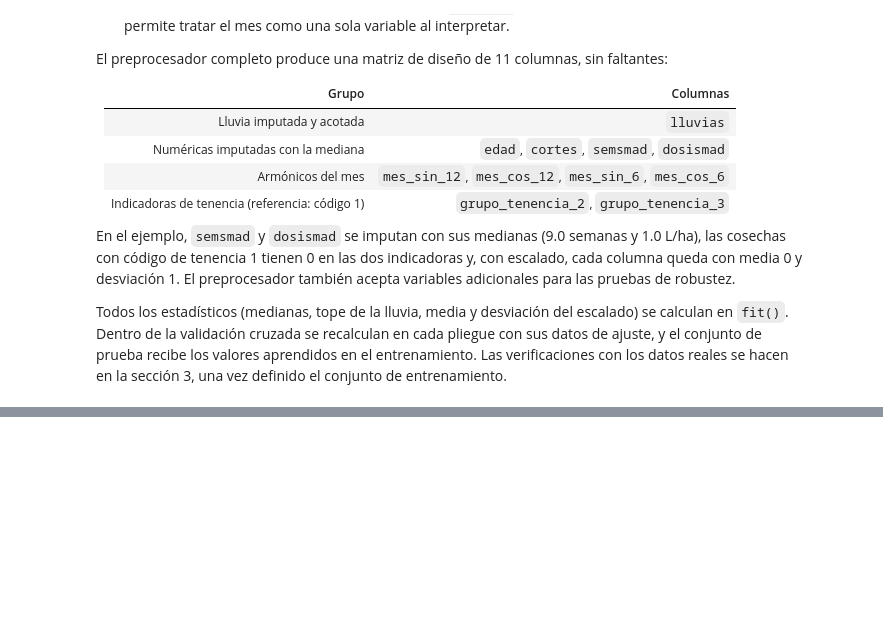
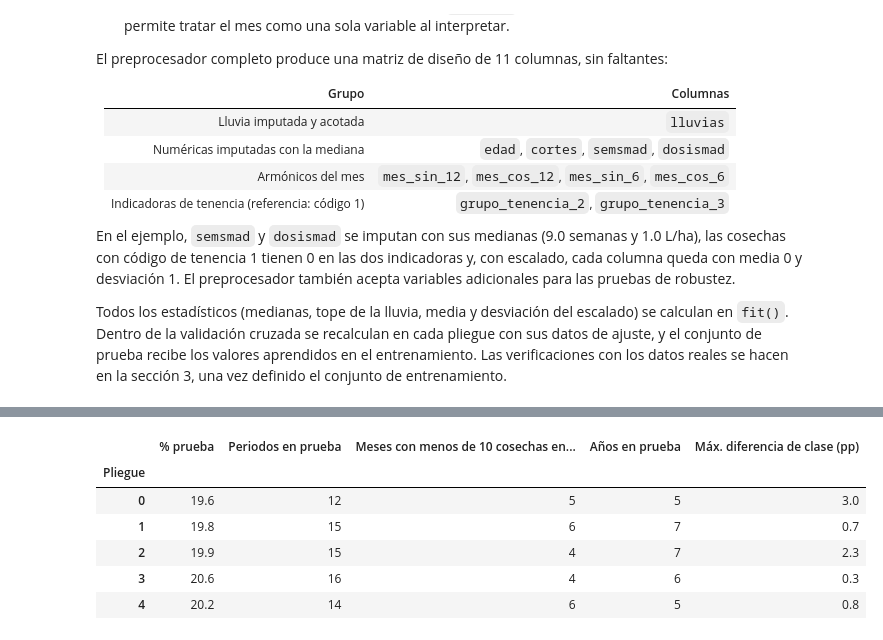
Before and after one commit to juanestebancg2806/sugarcane-yield-quality-prediction, a Jupyter notebook: 03_comparacion_modelos_ipsa.ipynb, the cells around one changed output, grey strips where cells are left out. Saved outputs shown, nothing was run; the diff lists cells and outputs as text; code cells hidden in the pictures; blank space fills up the shorter version.

```diff
--- a/03_comparacion_modelos_ipsa.ipynb
+++ b/03_comparacion_modelos_ipsa.ipynb
@@ -487,0 +609,85 @@ Todos los estadísticos (medianas, tope de la lluvia, media y desviación del es
+# %%
+# 3.2 Partición en entrenamiento y prueba: agrupada por periodo, estratificada y común a los dos targets
+from sklearn.model_selection import StratifiedGroupKFold
+
+# Partición de AA I (02_modelos_clasificacion.ipynb, sección 11.2): se verifica que se reproduce
+PARTICION_AA1 = {"pliegue_prueba": 3, "registros_train": 1737, "registros_test": 450,
+                 "periodos_train": 56, "periodos_test": 16}
+
+# Estrato: combinación de las clases de ambos targets. Los 4 registros con excluir_tch (TCH < 60 t/ha)
+# se agrupan con la clase baja de TCH solo para estratificar; no reciben clase de TCH
+estrato = (df_ipsa["clase_tch_ingenio"].astype(str).where(~df_ipsa["excluir_tch"], "bajo")
+           + "|" + df_ipsa["clase_sac_ingenio"].astype(str))
+
+particionador = StratifiedGroupKFold(n_splits=5, shuffle=True, random_state=RANDOM_STATE)
+pliegues_candidatos = list(particionador.split(df_ipsa, estrato, groups=df_ipsa["periodo"]))
+
+
+def diferencia_clases(entrenamiento, prueba):
+    """Máxima diferencia, en puntos porcentuales, entre la proporción de una clase en entrenamiento y en prueba,
+    considerando los dos targets (los registros sin clase no cuentan)."""
+    return max((entrenamiento[columna].value_counts(normalize=True)
+                - prueba[columna].value_counts(normalize=True)).abs().max()
+               for columna in COLUMNA_CLASE.values()) * 100
+
+
+# Características de cada pliegue candidato a conjunto de prueba
+candidatos = pd.DataFrame([{
+    "% prueba": len(prueba) / len(df_ipsa) * 100,
+    "Periodos en prueba": df_ipsa.iloc[prueba]["periodo"].nunique(),
+    "Meses con menos de 10 cosechas en prueba": (df_ipsa.iloc[prueba][PREDICTOR_MES].value_counts()
+                                                 .reindex(range(1, 13), fill_value=0) < 10).sum(),
+    "Años en prueba": df_ipsa.iloc[prueba]["anio"].nunique(),
+    "Máx. diferencia de clase (pp)": diferencia_clases(df_ipsa.iloc[entrenamiento], df_ipsa.iloc[prueba]),
+} for entrenamiento, prueba in pliegues_candidatos]).rename_axis("Pliegue")
+display(candidatos.round(1))
+
+# Regla fija: menos meses mal representados en prueba; en empate, menor diferencia de clases
+pliegue_prueba = candidatos.sort_values(["Meses con menos de 10 cosechas en prueba",
+                                         "Máx. diferencia de clase (pp)"]).index[0]
+indices_train, indices_test = pliegues_candidatos[pliegue_prueba]
+df_train, df_test = df_ipsa.iloc[indices_train].copy(), df_ipsa.iloc[indices_test].copy()
+print(f"Pliegue elegido como conjunto de prueba: {pliegue_prueba}")
+
+# Ningún periodo puede estar en los dos conjuntos
+assert set(df_train["periodo"]).isdisjoint(df_test["periodo"]), "Hay periodos en entrenamiento y en prueba"
+
+# Reproducción de la partición de AA I
+assert pliegue_prueba == PARTICION_AA1["pliegue_prueba"], "El pliegue elegido no es el de AA I"
+assert (len(df_train), len(df_test)) == (PARTICION_AA1["registros_train"], PARTICION_AA1["registros_test"])
+assert (df_train["periodo"].nunique(), df_test["periodo"].nunique()) == \
+       (PARTICION_AA1["periodos_train"], PARTICION_AA1["periodos_test"])
+
+# Tamaño de cada conjunto, en total y por target (los registros sin clase de TCH no cuentan para TCH)
+for nombre, datos in [("Entrenamiento", df_train), ("Prueba", df_test)]:
+    print(f"{nombre}: {len(datos)} registros ({100 * len(datos) / len(df_ipsa):.1f} % del total)")
+resumen_particion = pd.DataFrame({
+    nombre: {"Registros": len(datos), "Periodos": datos["periodo"].nunique(), "Suertes": datos["suerte"].nunique(),
+             "Haciendas": datos["FAZ"].nunique(), "Con excluir_tch": int(datos["excluir_tch"].sum()),
+             "Registros de TCH": int(datos["clase_tch_ingenio"].notna().sum()),
+             "Registros de sacarosa": int(datos["clase_sac_ingenio"].notna().sum())}
+    for nombre, datos in [("Entrenamiento", df_train), ("Prueba", df_test)]
+})
+display(resumen_particion)
+
+# Proporción de cada clase en entrenamiento y en prueba, por target
+balance_particion = pd.DataFrame({
+    (target, nombre): datos[columna].value_counts(normalize=True).reindex(CLASES) * 100
+    for target, columna in COLUMNA_CLASE.items()
+    for nombre, datos in [("entrenamiento", df_train), ("prueba", df_test)]
+}).round(1)
+display(balance_particion)
+
+# Distribución de las cosechas por año y por mes de cosecha en cada conjunto
+for variable, etiqueta in [("anio", "Año"), (PREDICTOR_MES, "Mes")]:
+    display(pd.DataFrame({"Entrenamiento": df_train[variable].value_counts(),
+                          "Prueba": df_test[variable].value_counts()})
+            .sort_index().fillna(0).astype(int).rename_axis(etiqueta).T)
+# %% [output]
+|  | % prueba | Periodos en prueba | Meses con menos de 10 cosechas en... | Años en prueba | Máx. diferencia de clase (pp) |
+| Pliegue |  |  |  |  |  |
+| 0 | 19.6 | 12 | 5 | 5 | 3.0 |
+| 1 | 19.8 | 15 | 6 | 7 | 0.7 |
+| 2 | 19.9 | 15 | 4 | 7 | 2.3 |
+| 3 | 20.6 | 16 | 4 | 6 | 0.3 |
+| 4 | 20.2 | 14 | 6 | 5 | 0.8 |
```
Also changed, not shown: parts of 10 cells of this notebook.
